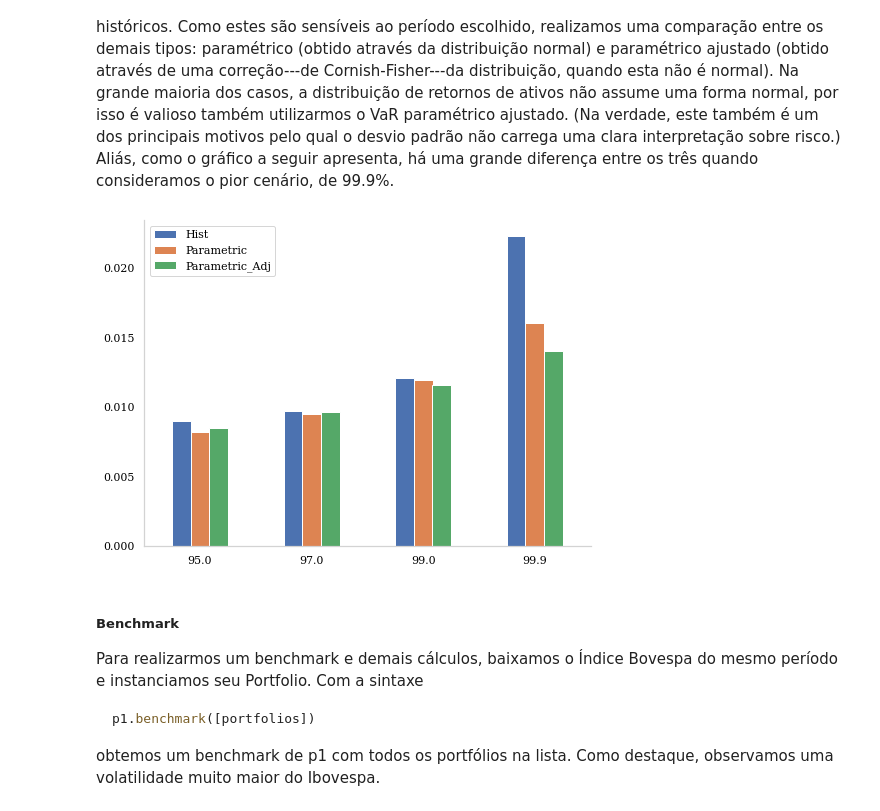
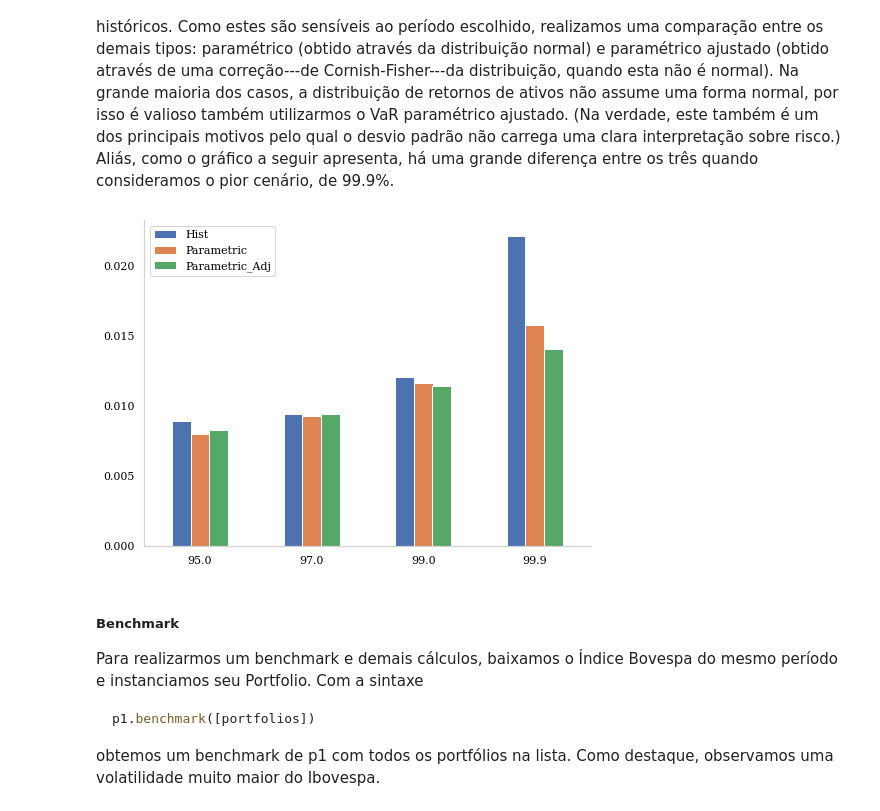
Before and after one commit to savimf/main_portfolio, a Jupyter notebook: ETFs/analise_etfs.ipynb, the cells around one changed output. Cells and saved outputs as stored; diff of their text form; code cells hidden in the pictures.

```diff
--- a/ETFs/analise_etfs.ipynb
+++ b/ETFs/analise_etfs.ipynb
@@ -31,6 +31,6 @@ Iniciaremos a coleta com os dados referentes ao período 02/01/2018 - 02/01/2020
 - para simularmos o ETF do IFIX consideraremos o próprio índice, retirado do [investing.com](https://www.investing.com/indices/bm-fbovespa-real-estate-ifix).
 # %%
-start_past_dt = dt(2018, 1, 2)
+start_past_dt = dt(2017, 11, 10)
 end_past_dt = dt(2020, 1, 2)
 
 sp500_past = qt.carteira(
@@ -156,9 +180,10 @@ plt.ylabel('Frequência', fontdict={'size': 13});
 ##### Comparação entre os VaRs
 Como mencionado, o VaR e o CVaR calculados acima são oriundos, exclusivamente, dos retornos históricos. Como estes são sensíveis ao período escolhido, realizamos uma comparação entre os demais tipos: paramétrico (obtido através da distribuição normal) e paramétrico ajustado (obtido através de uma correção---de Cornish-Fisher---da distribuição, quando esta não é normal). Na grande maioria dos casos, a distribuição de retornos de ativos não assume uma forma normal, por isso é valioso também utilizarmos o VaR paramétrico ajustado. (Na verdade, este também é um dos principais motivos pelo qual o desvio padrão não carrega uma clara interpretação sobre risco.) Aliás, como o gráfico a seguir apresenta, há uma grande diferença entre os três quando consideramos o pior cenário, de 99.9%.
 # %%
-etfs_past_pf.all_vars().plot(kind='bar', figsize=(8, 6), rot=0);
+# etfs_past_pf.all_vars().plot(kind='bar', figsize=(8, 6), rot=0);
+etfs_past_pf.all_vars().plot.bar(figsize=(8, 6), rot=0);
 # %% [output]
-[figure, old version]
+[figure, new version]
 # %% [markdown]
 ##### Benchmark
 
```
Also changed, not shown: parts of 44 cells of this notebook, 14 other files.
